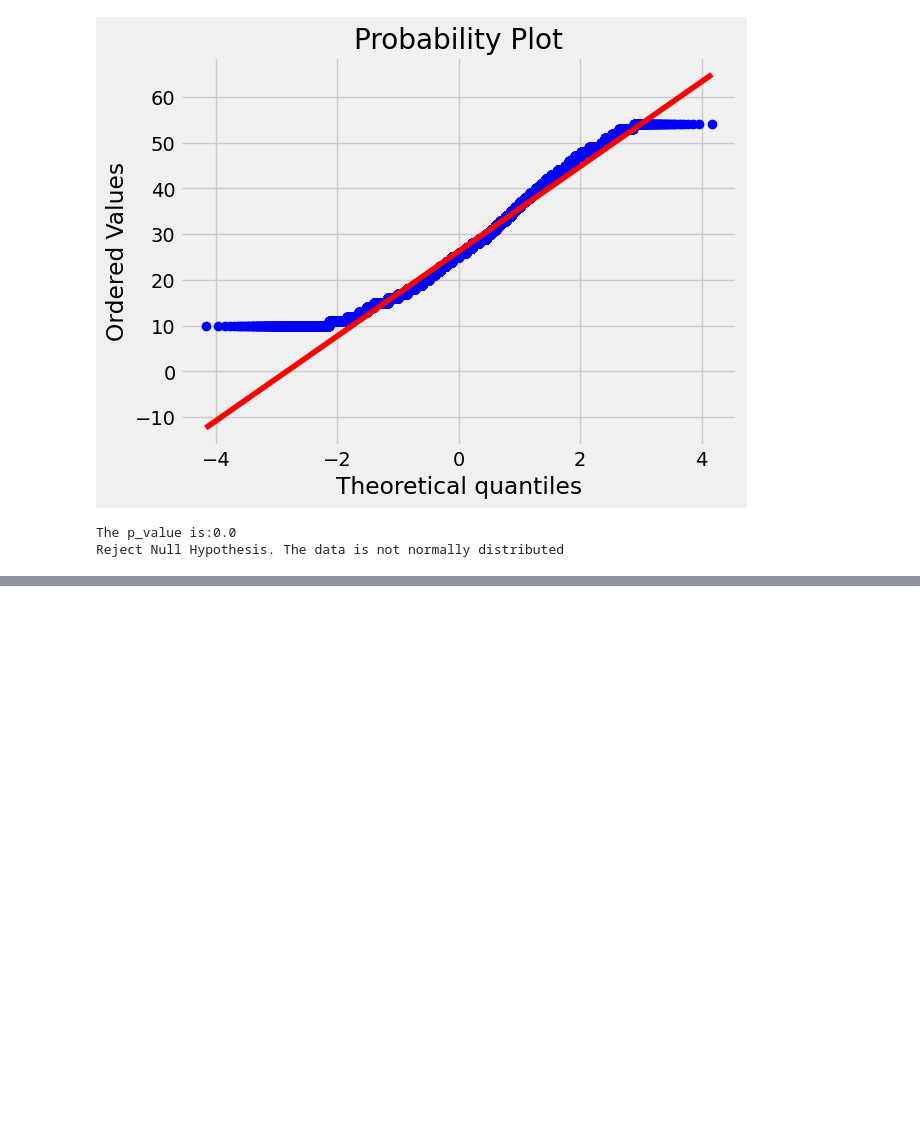
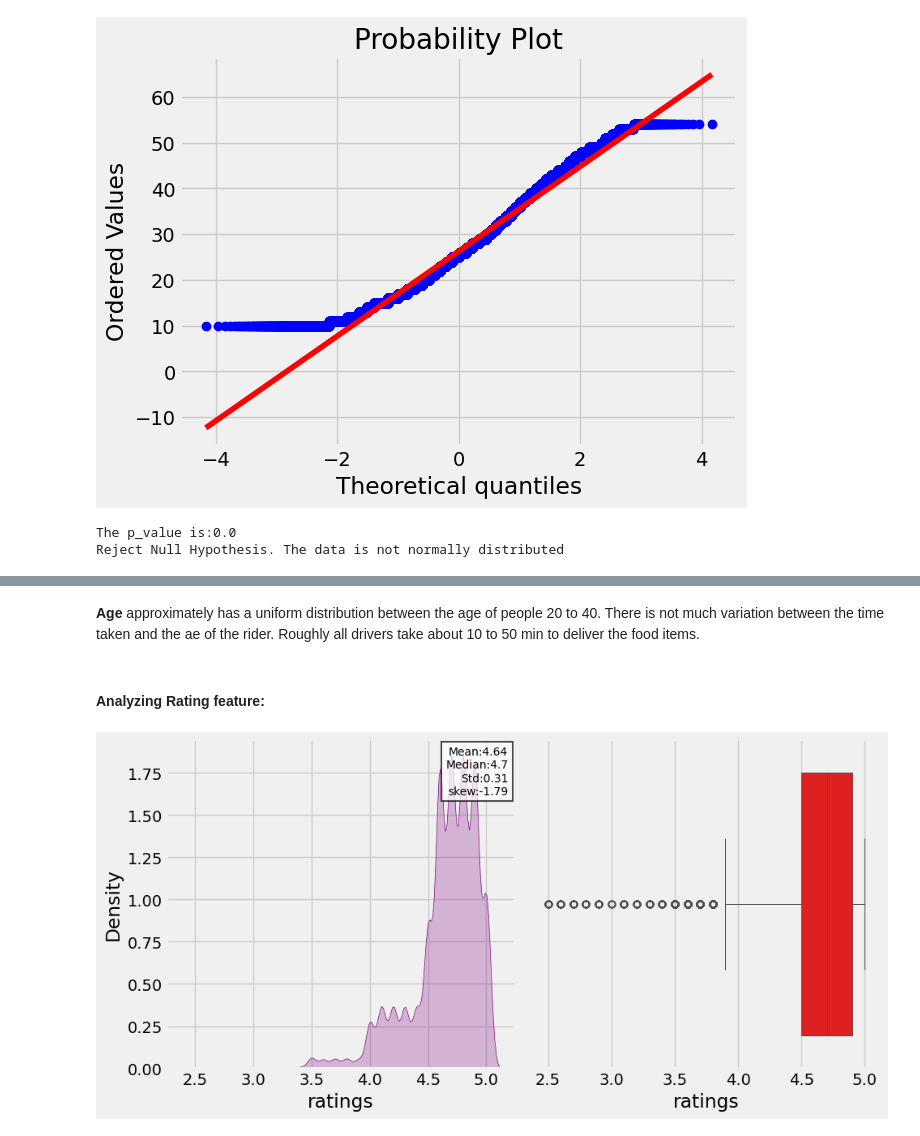
Before and after one commit to Arej02/swiggy_delivery_time_prediction, a Jupyter notebook: notebooks/EDA.ipynb, the cells around one changed output, grey strips where cells are left out. Drawn from its saved outputs; the diff is of its cells as text; code cells hidden in the pictures; blank space fills up the shorter version.

```diff
--- a/notebooks/EDA.ipynb
+++ b/notebooks/EDA.ipynb
@@ -174,0 +206,8 @@ Reject Null Hypothesis. The data is not normally distributed
+# %% [markdown]
+**Age** approximately has a uniform distribution between the age of people 20 to 40. There is not much variation between the time taken and the ae of the rider. Roughly all drivers take about 10 to 50 min to deliver the food items.
+# %% [markdown]
+#### Analyzing Rating feature:
+# %%
+numerical_analysis(swiggy,'ratings')
+# %% [output]
+[figure, added]
```
Also changed, not shown: parts of 11 cells of this notebook.
